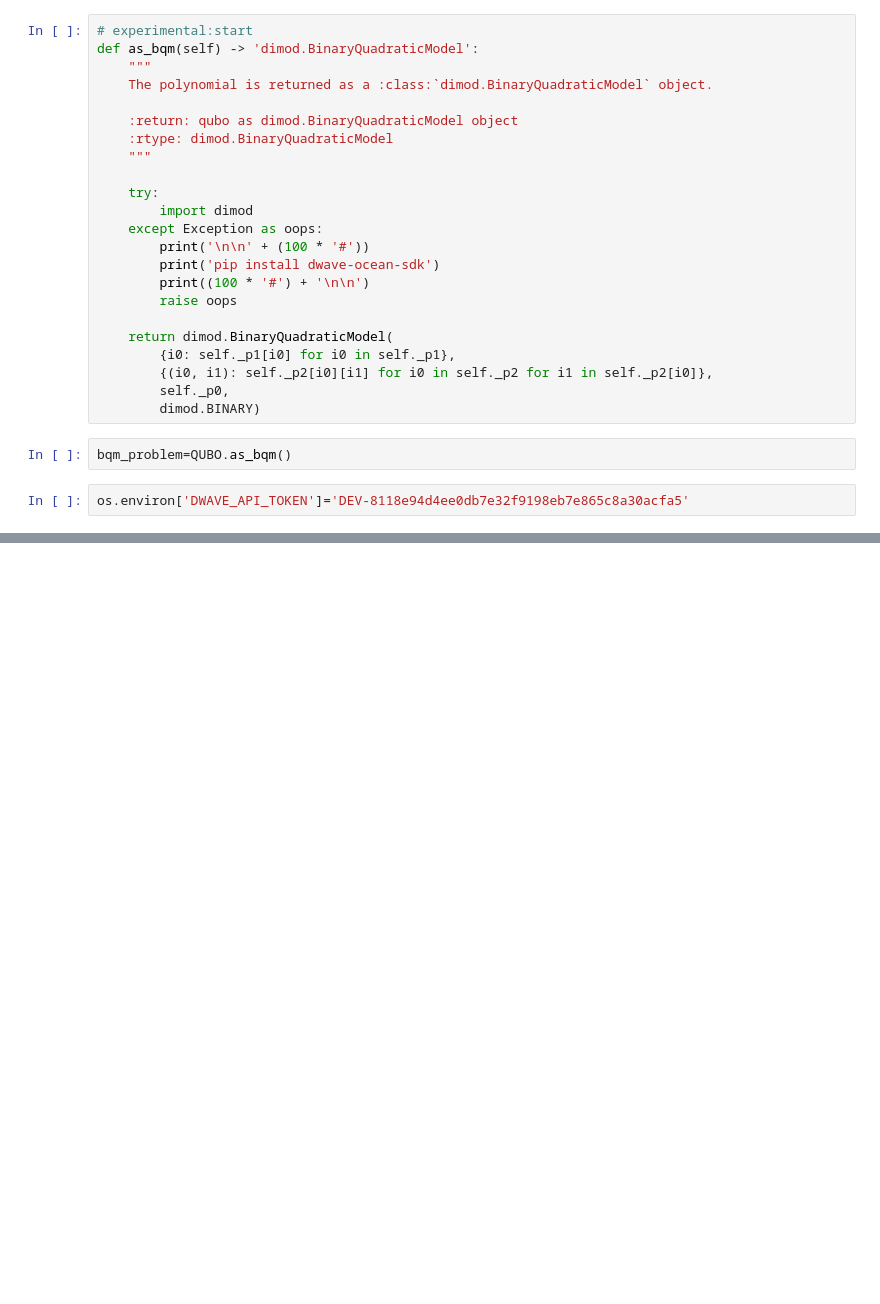
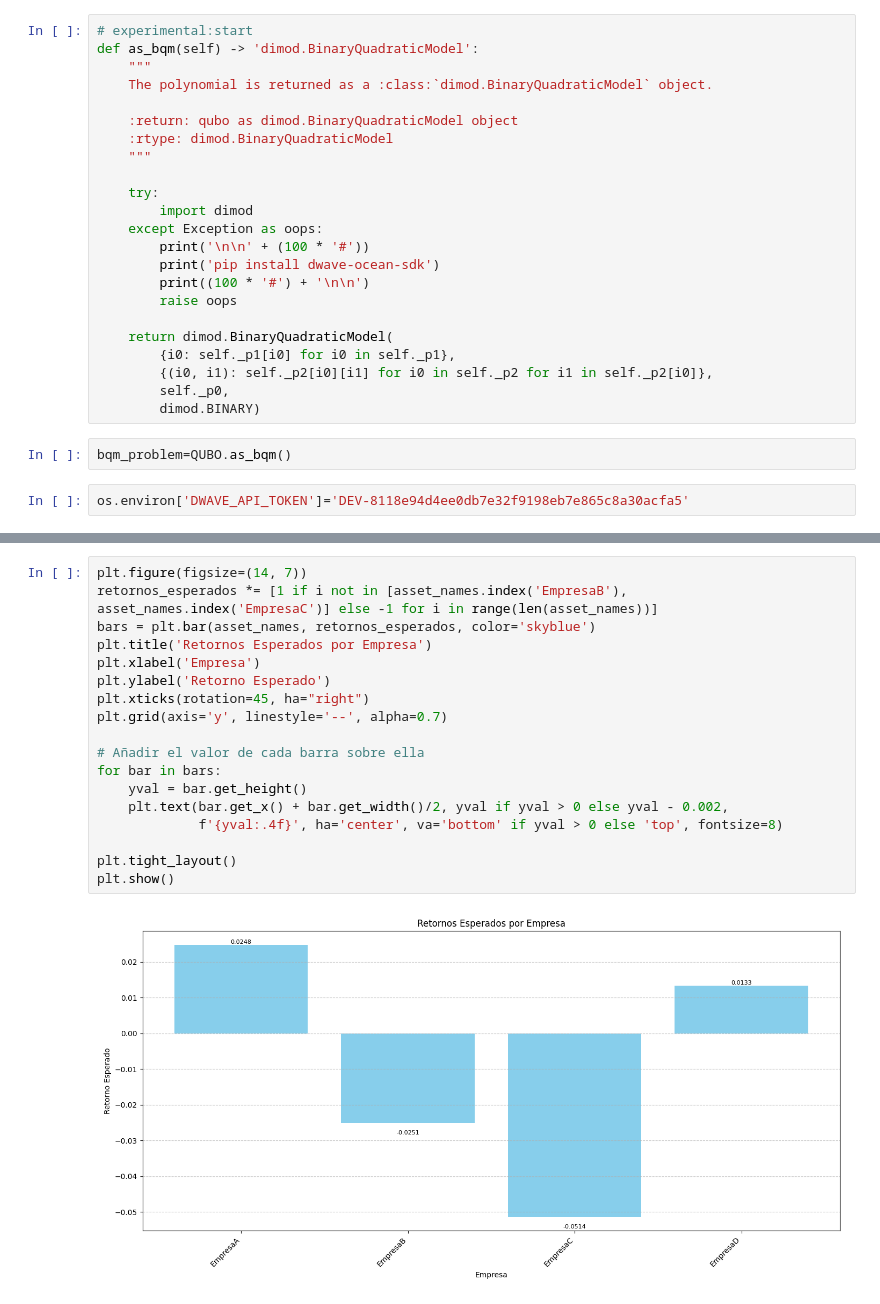
Before and after one commit to Lmmp-02/QUBO-investment-portfolio, a Jupyter notebook: Notebooks/Modelo_QUBO_Pequeño.ipynb, the cells around one changed output, grey strips where cells are left out. Drawn from its saved outputs; the diff is of its cells as text; blank space fills up the shorter version.

```diff
--- a/Notebooks/Modelo_QUBO_Pequeño.ipynb
+++ b/Notebooks/Modelo_QUBO_Pequeño.ipynb
@@ -662,0 +682,20 @@ Energía:  -9043.523469923297
+# %%
+plt.figure(figsize=(14, 7))
+retornos_esperados *= [1 if i not in [asset_names.index('EmpresaB'), asset_names.index('EmpresaC')] else -1 for i in range(len(asset_names))]
+bars = plt.bar(asset_names, retornos_esperados, color='skyblue')
+plt.title('Retornos Esperados por Empresa')
+plt.xlabel('Empresa')
+plt.ylabel('Retorno Esperado')
+plt.xticks(rotation=45, ha="right")
+plt.grid(axis='y', linestyle='--', alpha=0.7)
+
+# Añadir el valor de cada barra sobre ella
+for bar in bars:
+    yval = bar.get_height()
+    plt.text(bar.get_x() + bar.get_width()/2, yval if yval > 0 else yval - 0.002,
+             f'{yval:.4f}', ha='center', va='bottom' if yval > 0 else 'top', fontsize=8)
+
+plt.tight_layout()
+plt.show()
+# %% [output]
+[figure, added]
```
Also changed, not shown: parts of 35 cells of this notebook, 2 other files.
